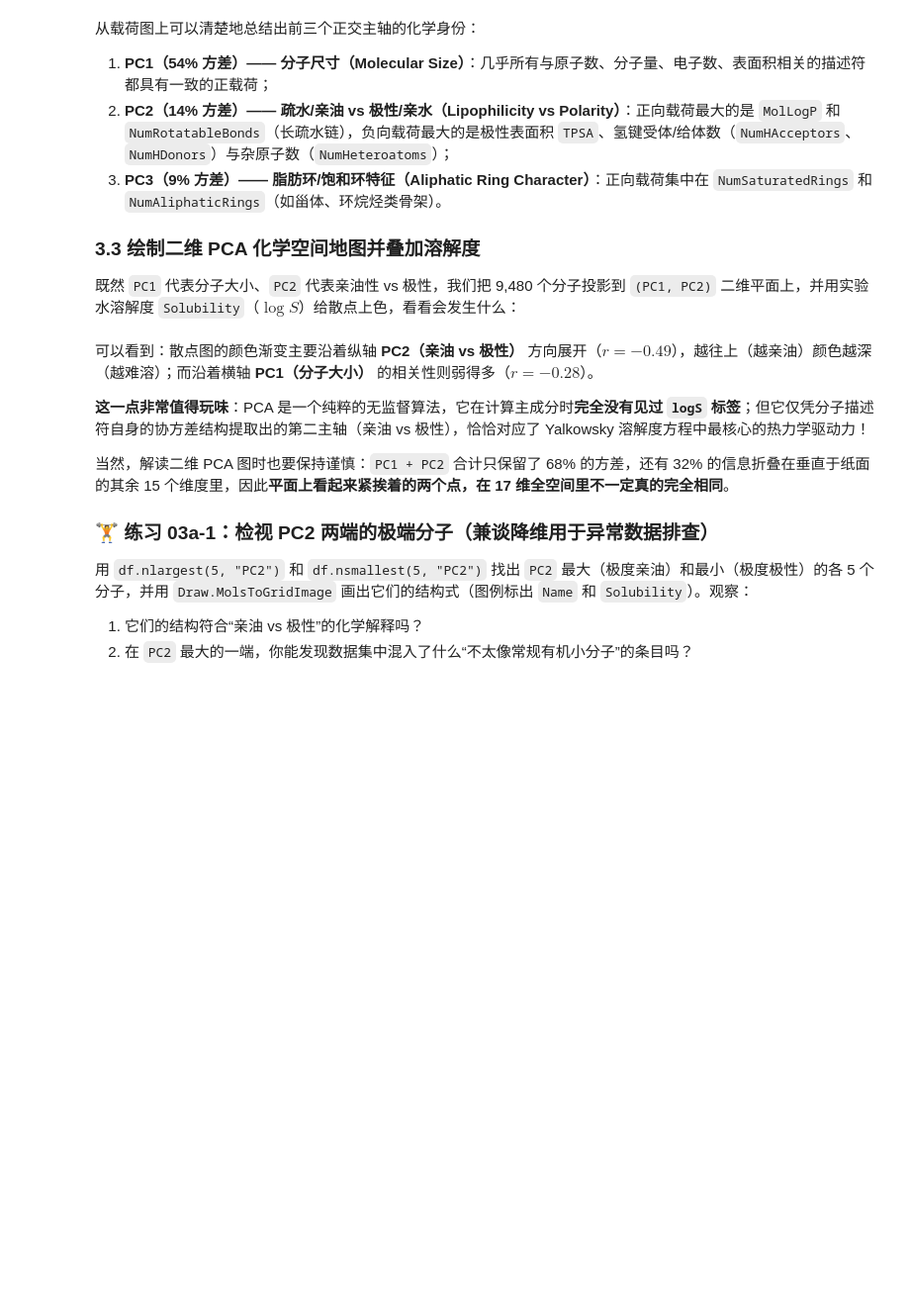
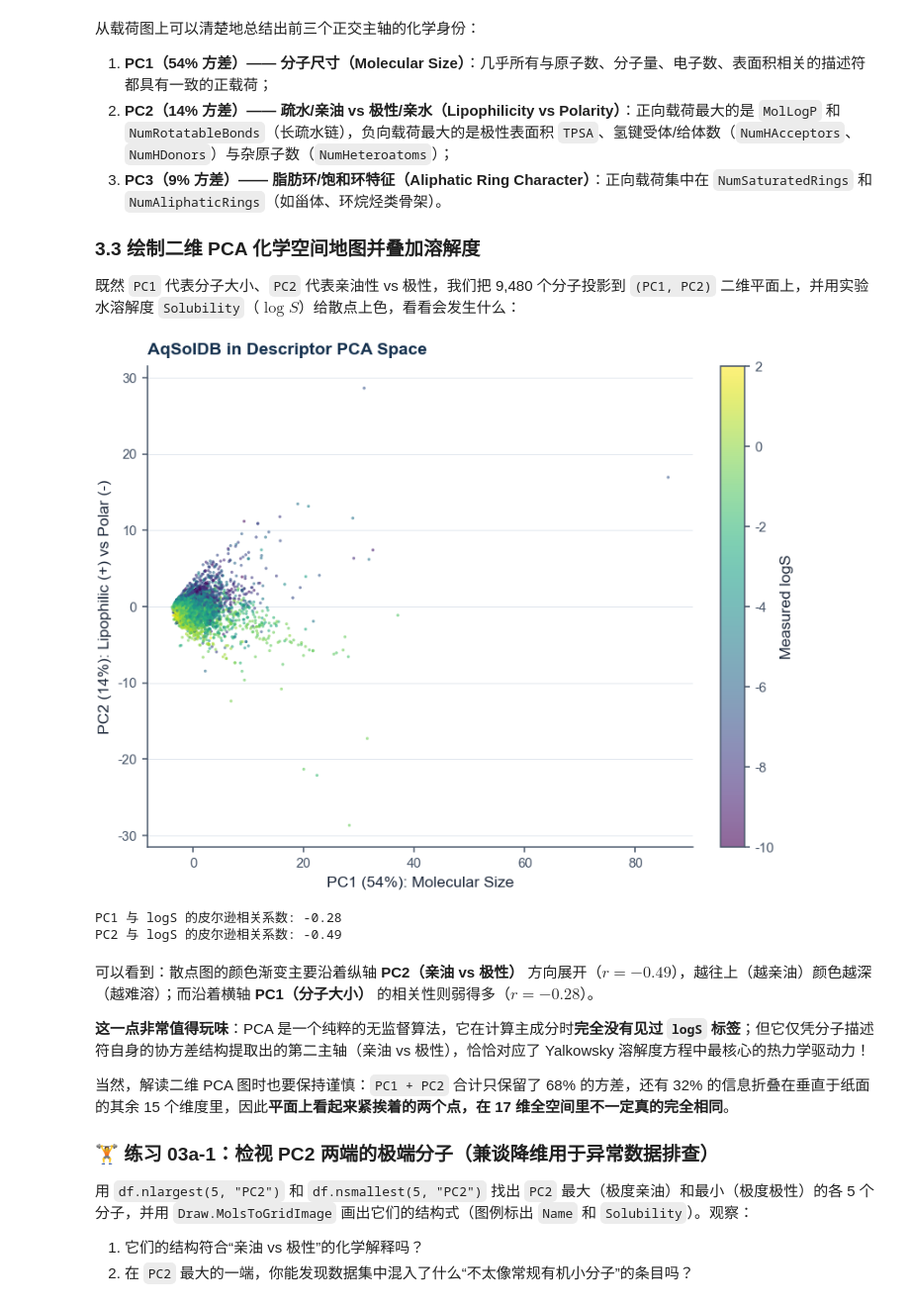
Before and after one commit to Zeshengliu213/ai-for-materials, a Jupyter notebook: 03 - Unsupervised Learning/03a_dimensionality_reduction.ipynb, the cells around one changed output. Shown at 99% size. Drawn from its saved outputs; the diff is of its cells as text; code cells hidden in the pictures; blank space fills up the shorter version.

```diff
--- a/03 - Unsupervised Learning/03a_dimensionality_reduction.ipynb
+++ b/03 - Unsupervised Learning/03a_dimensionality_reduction.ipynb
@@ -190,21 +208,24 @@ plt.show()
 # %%
 pcs = pca.transform(X_scaled)
 df["PC1"], df["PC2"] = pcs[:, 0], pcs[:, 1]
 
 fig, ax = plt.subplots(figsize=(6.6, 5.2))
 sc = ax.scatter(
     df["PC1"], df["PC2"],
     c=df["Solubility"], cmap="viridis", s=4, alpha=0.6, vmin=-10, vmax=2
 )
 plt.colorbar(sc, label="Measured logS")
 ax.set_xlabel(f"PC1 ({ratio[0]:.0%}): Molecular Size")
 ax.set_ylabel(f"PC2 ({ratio[1]:.0%}): Lipophilic (+) vs Polar (-)")
 ax.set_title("AqSolDB in Descriptor PCA Space")
-plt.tight_layout()
 plt.show()
 
 print("PC1 与 logS 的皮尔逊相关系数:", np.corrcoef(df["PC1"], df["Solubility"])[0, 1].round(2))
 print("PC2 与 logS 的皮尔逊相关系数:", np.corrcoef(df["PC2"], df["Solubility"])[0, 1].round(2))
+# %% [output]
+[figure, added]
+PC1 与 logS 的皮尔逊相关系数: -0.28
+PC2 与 logS 的皮尔逊相关系数: -0.49
 # %% [markdown]
 可以看到：散点图的颜色渐变主要沿着纵轴 **PC2（亲油 vs 极性）** 方向展开（$r = -0.49$），越往上（越亲油）颜色越深（越难溶）；而沿着横轴 **PC1（分子大小）** 的相关性则弱得多（$r = -0.28$）。
 
```
Also changed, not shown: parts of 21 cells of this notebook, 27 other files.
